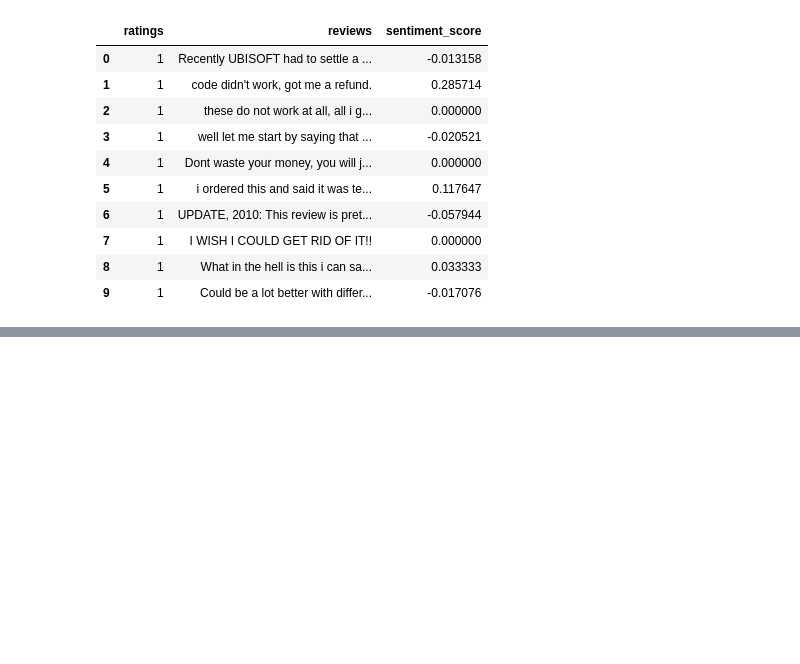
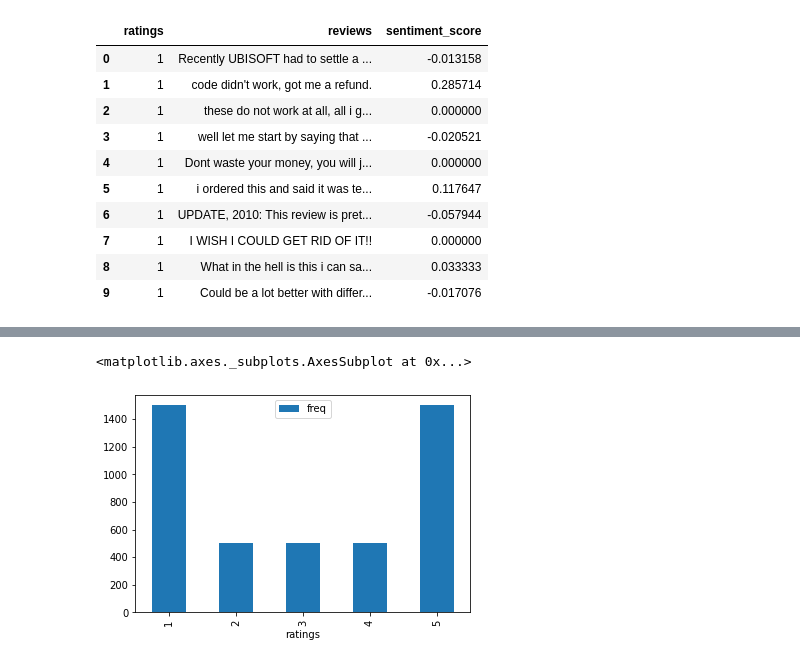
Before and after one commit to d4nielmeyer/Sentiment-Analysis-for-Marketing, a Jupyter notebook: Notebooks/02_CreateDictionaryBasedSentimentAnalyzer.ipynb, the cells around one changed output, grey strips where cells are left out. Drawn from its saved outputs; the diff is of its cells as text; code cells hidden in the pictures; blank space fills up the shorter version.

```diff
--- a/Notebooks/02_CreateDictionaryBasedSentimentAnalyzer.ipynb
+++ b/Notebooks/02_CreateDictionaryBasedSentimentAnalyzer.ipynb
@@ -250,0 +255,6 @@ df.head(10)
+# %%
+# using Counter to calculate frequencies
+ratings_list = df['ratings'].tolist()
+ratings_freq = Counter(ratings_list)
+ratings_freq_df = pd.DataFrame({'ratings': [str(s) for s in list(ratings_freq.keys())], 'freq': list(ratings_freq.values())})
+ratings_freq_df
@@ -250,0 +268,6 @@ df.head(10)
+# %%
+# plotting the ratings distribution
+ratings_freq_df.plot(kind='bar', x='ratings', y='freq')
+# %% [output]
+<matplotlib.axes._subplots.AxesSubplot at 0x...>
+[figure, added]
```
Also changed, not shown: parts of 11 cells of this notebook.
